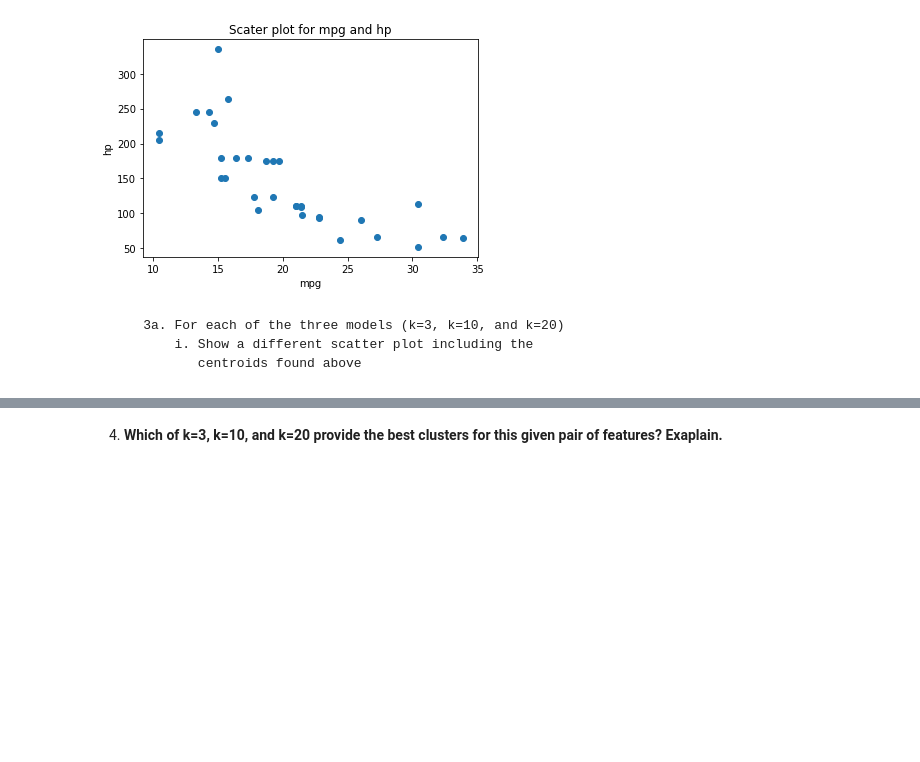
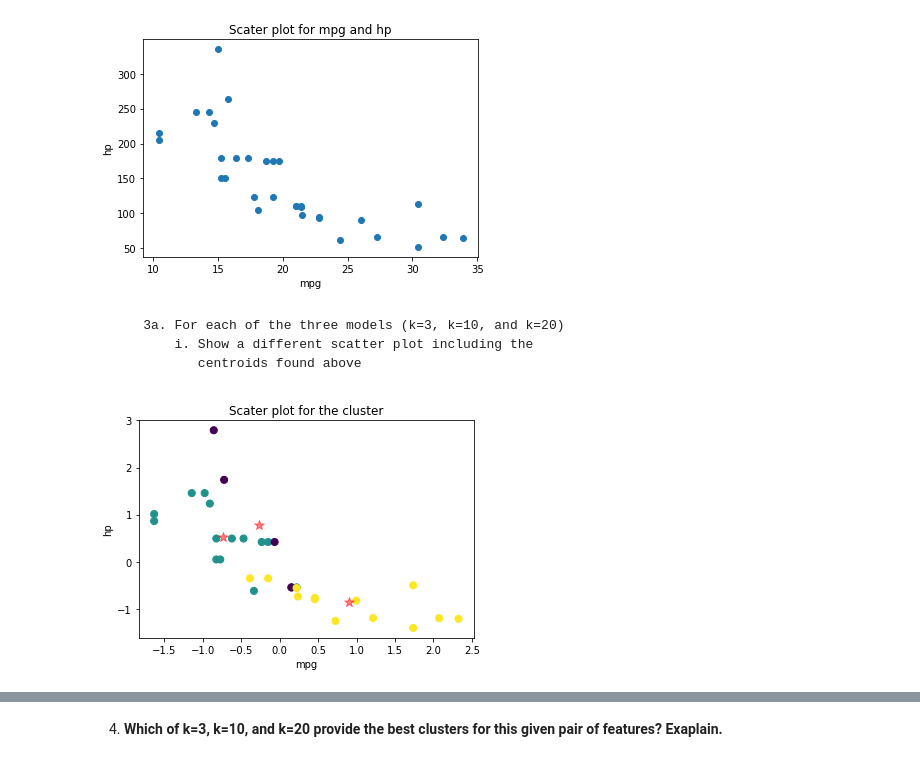
Before and after one commit to yared-shewarade/Machine_Learnig_Project, a Jupyter notebook: K-Means Clustering_CarModel/mtcars.ipynb, the cells around one changed output, grey strips where cells are left out. Cells and saved outputs as stored; diff of their text form; code cells hidden in the pictures; blank space fills up the shorter version.

```diff
--- a/K-Means Clustering_CarModel/mtcars.ipynb
+++ b/K-Means Clustering_CarModel/mtcars.ipynb
@@ -254,3 +275,14 @@ plt.show()
         3a. For each of the three models (k=3, k=10, and k=20)
             i. Show a different scatter plot including the
                centroids found above
+# %%
+# K = 3
+#plt.figure(figsize=(5, 5))
+plt.scatter(scaled_cars[:,0], scaled_cars[:,3], c=y_pred_3, s=50, cmap='viridis')
+plt.scatter(center_3[:,0], center_3[:,3], c='red', marker='*', s=100, alpha=0.5)
+plt.xlabel("mpg")
+plt.ylabel("hp")
+plt.title("Scater plot for the cluster")
+plt.show()
+# %% [output]
+[figure, added]
```
Also changed, not shown: parts of 13 cells of this notebook.
